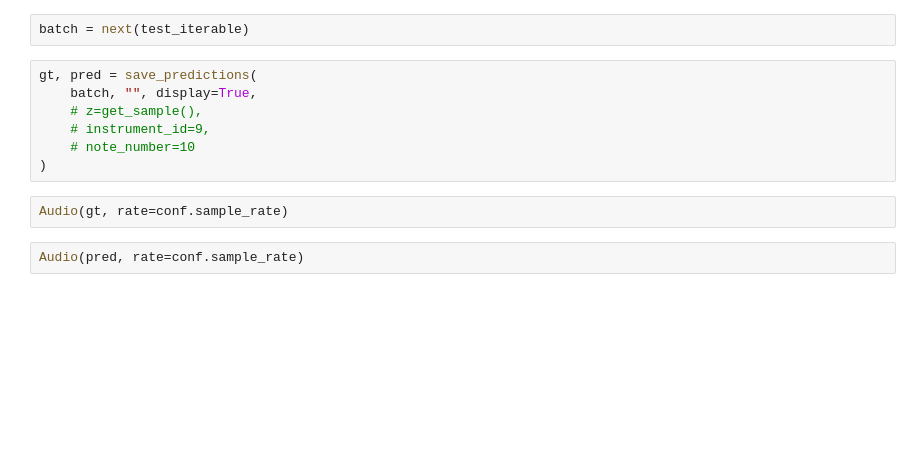
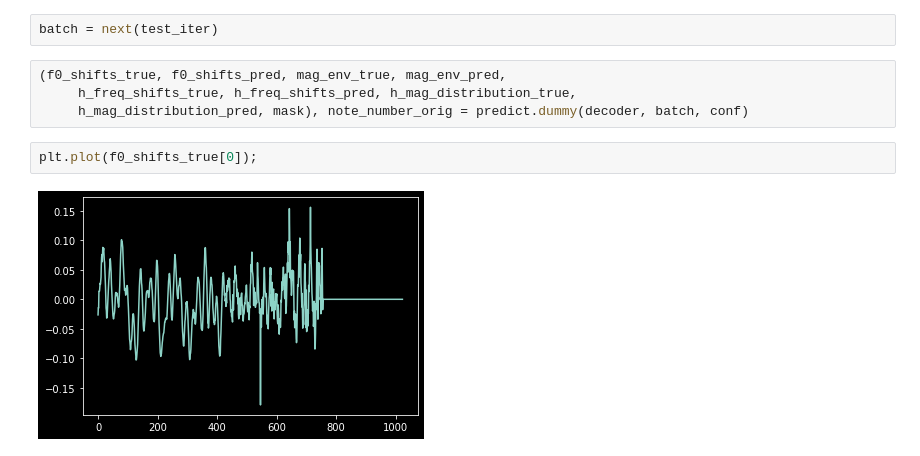
Before and after one commit to TheSoundOfAIOSR/rg_sound_generation, a Jupyter notebook: timbre_conditioned_vae/predict.ipynb, the cells around one changed output. Drawn from its saved outputs; the diff is of its cells as text; blank space fills up the shorter version.

Commit message:
initial predictions

```diff
--- a/timbre_conditioned_vae/predict.ipynb
+++ b/timbre_conditioned_vae/predict.ipynb
@@ -199,13 +20,10 @@ Original id 3
 # %%
-batch = next(test_iterable)
+batch = next(test_iter)
-# %%
-gt, pred = save_predictions(
-    batch, "", display=True,
-    # z=get_sample(),
-    # instrument_id=9,
-    # note_number=10
-)
-# %%
-Audio(gt, rate=conf.sample_rate)
-# %%
-Audio(pred, rate=conf.sample_rate)
+# %%
+(f0_shifts_true, f0_shifts_pred, mag_env_true, mag_env_pred,
+     h_freq_shifts_true, h_freq_shifts_pred, h_mag_distribution_true,
+     h_mag_distribution_pred, mask), note_number_orig = predict.dummy(decoder, batch, conf)
+# %%
+plt.plot(f0_shifts_true[0]);
+# %% [output]
+[figure, added]
```
Also changed, not shown: parts of 19 cells of this notebook, 10 other files.
